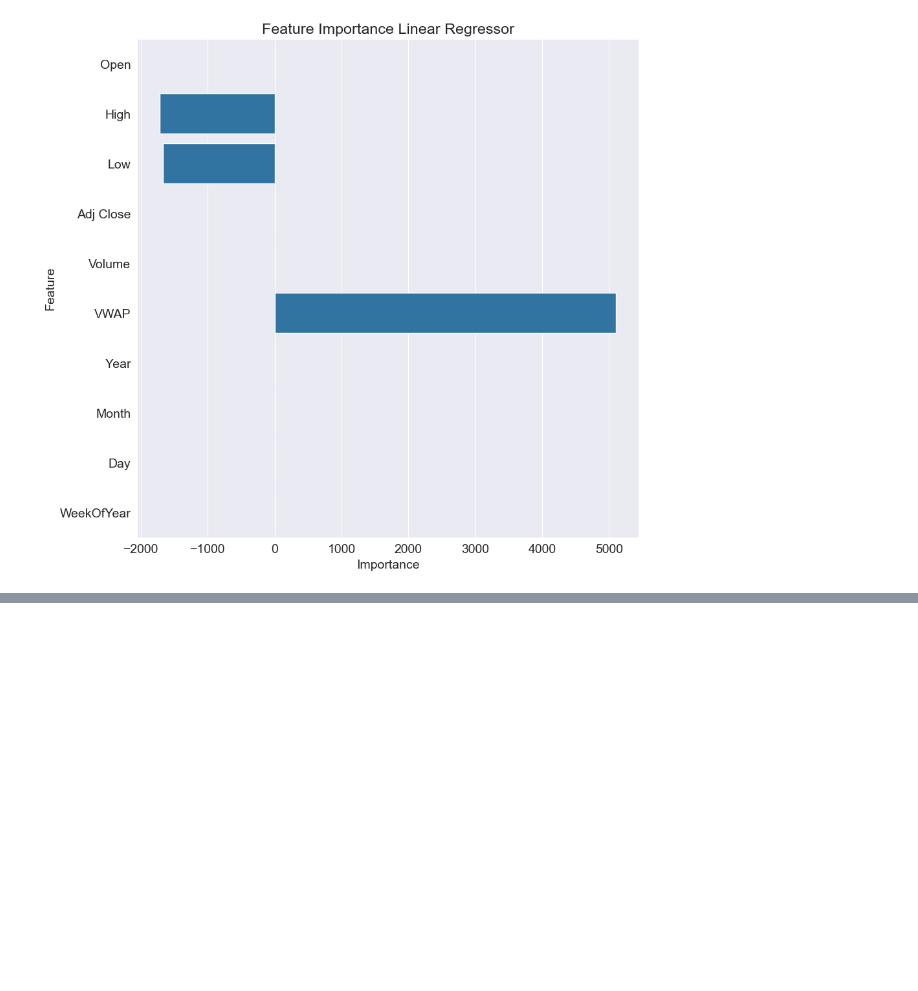
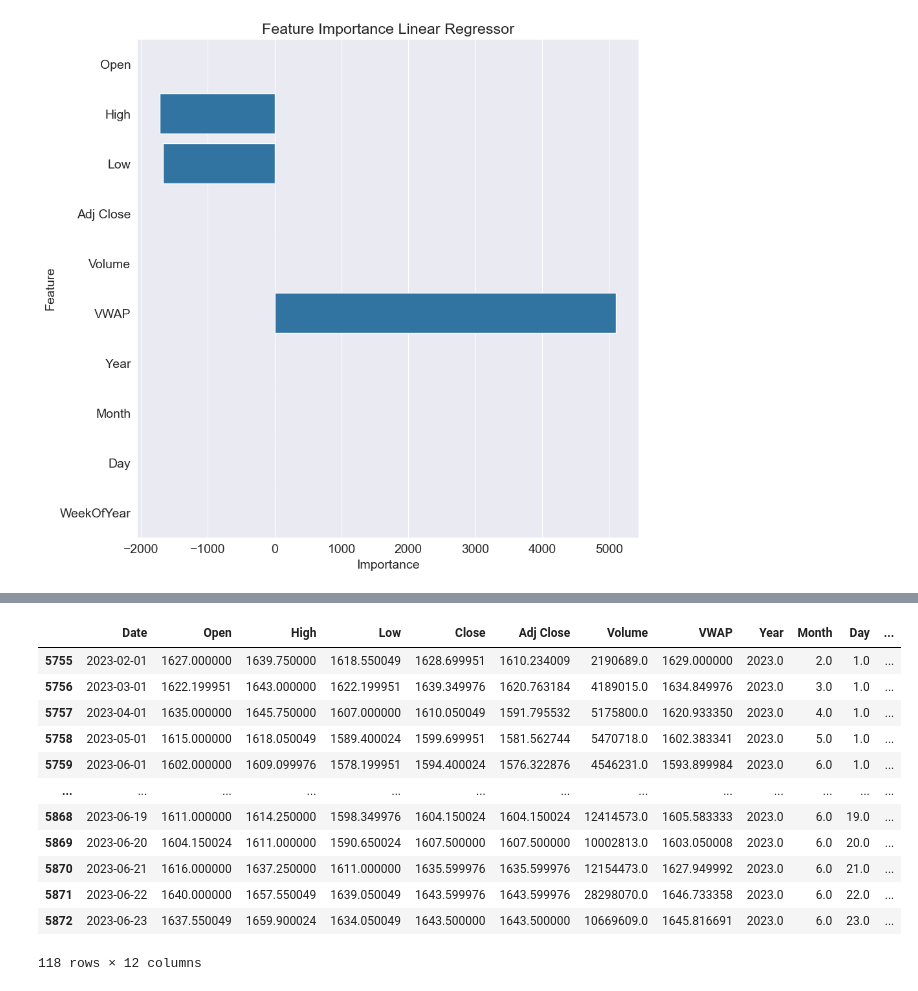
Before and after one commit to saketjha34/Python-Machine-Learning-Projects, a Jupyter notebook: NIFTY 50 Stock Price Prediction/Stock_Price_Prediction.ipynb, the cells around one changed output, grey strips where cells are left out. Saved outputs shown, nothing was run; the diff lists cells and outputs as text; code cells hidden in the pictures; blank space fills up the shorter version.

```diff
--- a/NIFTY 50 Stock Price Prediction/Stock_Price_Prediction.ipynb
+++ b/NIFTY 50 Stock Price Prediction/Stock_Price_Prediction.ipynb
@@ -466,0 +525,19 @@ plt.show()
+# %%
+test_df[numeric_cols] = scaler.inverse_transform(test_df[numeric_cols] )
+val_df[numeric_cols] = scaler.inverse_transform(val_df[numeric_cols] )
+# %%
+test_df
+# %% [output]
+|  | Date | Open | High | Low | Close | Adj Close | Volume | VWAP | Year | Month | Day | ... |
+| 5755 | 2023-02-01 | 1627.000000 | 1639.750000 | 1618.550049 | 1628.699951 | 1610.234009 | 2190689.0 | 1629.000000 | 2023.0 | 2.0 | 1.0 | ... |
+| 5756 | 2023-03-01 | 1622.199951 | 1643.000000 | 1622.199951 | 1639.349976 | 1620.763184 | 4189015.0 | 1634.849976 | 2023.0 | 3.0 | 1.0 | ... |
+| 5757 | 2023-04-01 | 1635.000000 | 1645.750000 | 1607.000000 | 1610.050049 | 1591.795532 | 5175800.0 | 1620.933350 | 2023.0 | 4.0 | 1.0 | ... |
+| 5758 | 2023-05-01 | 1615.000000 | 1618.050049 | 1589.400024 | 1599.699951 | 1581.562744 | 5470718.0 | 1602.383341 | 2023.0 | 5.0 | 1.0 | ... |
+| 5759 | 2023-06-01 | 1602.000000 | 1609.099976 | 1578.199951 | 1594.400024 | 1576.322876 | 4546231.0 | 1593.899984 | 2023.0 | 6.0 | 1.0 | ... |
+| ... | ... | ... | ... | ... | ... | ... | ... | ... | ... | ... | ... | ... |
+| 5868 | 2023-06-19 | 1611.000000 | 1614.250000 | 1598.349976 | 1604.150024 | 1604.150024 | 12414573.0 | 1605.583333 | 2023.0 | 6.0 | 19.0 | ... |
+| 5869 | 2023-06-20 | 1604.150024 | 1611.000000 | 1590.650024 | 1607.500000 | 1607.500000 | 10002813.0 | 1603.050008 | 2023.0 | 6.0 | 20.0 | ... |
+| 5870 | 2023-06-21 | 1616.000000 | 1637.250000 | 1611.000000 | 1635.599976 | 1635.599976 | 12154473.0 | 1627.949992 | 2023.0 | 6.0 | 21.0 | ... |
+| 5871 | 2023-06-22 | 1640.000000 | 1657.550049 | 1639.050049 | 1643.599976 | 1643.599976 | 28298070.0 | 1646.733358 | 2023.0 | 6.0 | 22.0 | ... |
+| 5872 | 2023-06-23 | 1637.550049 | 1659.900024 | 1634.050049 | 1643.500000 | 1643.500000 | 10669609.0 | 1645.816691 | 2023.0 | 6.0 | 23.0 | ... |
+118 rows × 12 columns
```
Also changed, not shown: parts of 8 cells of this notebook, 4 other files.
